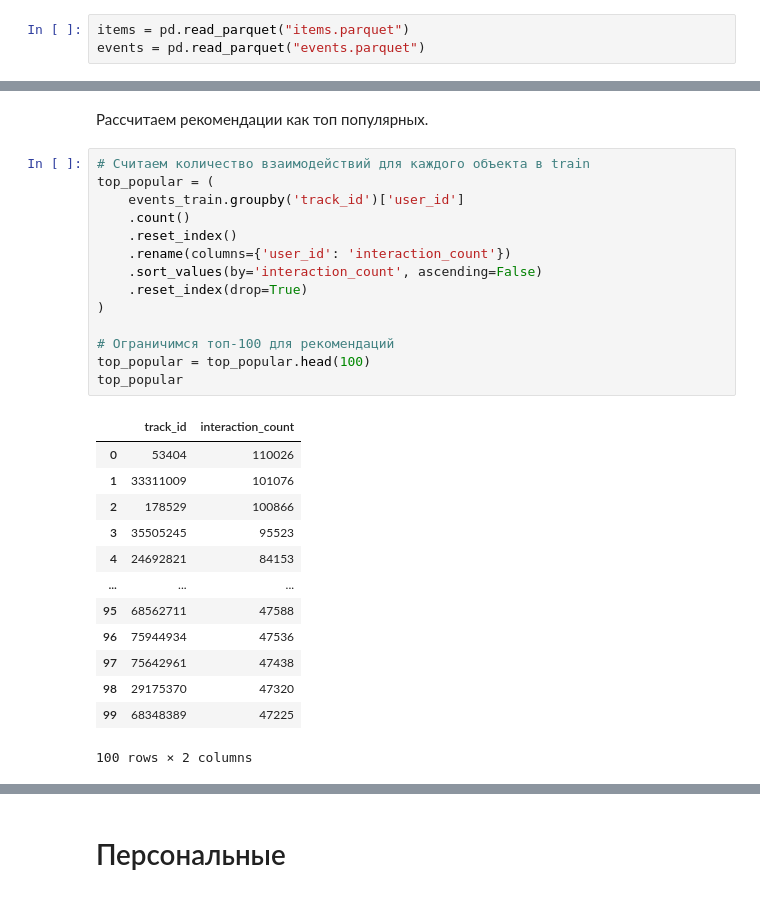
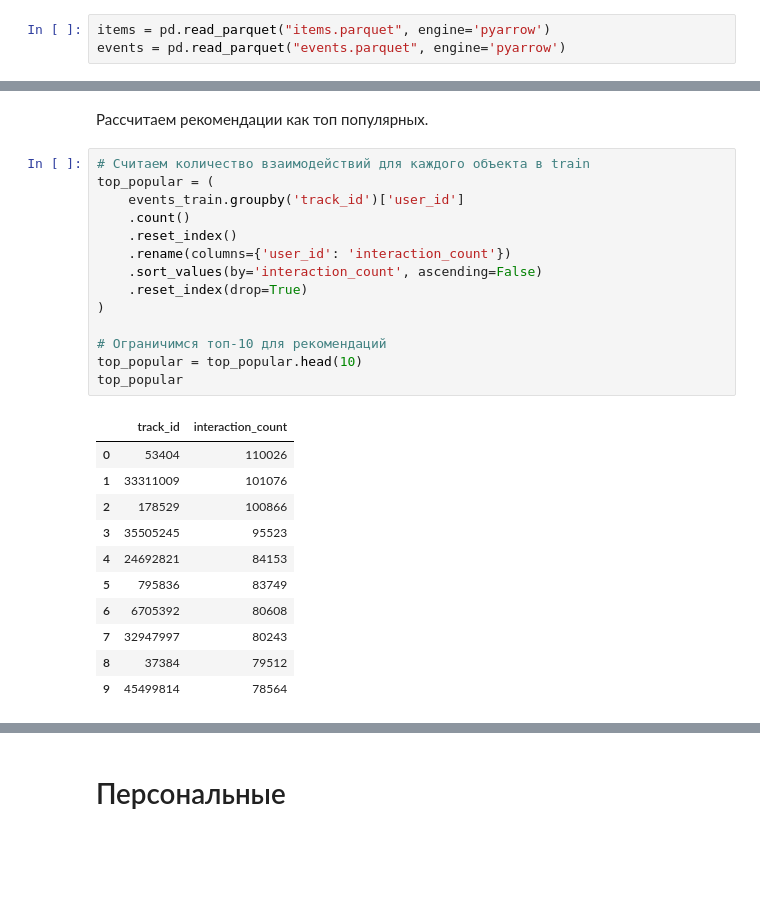
Before and after one commit to Valeron365/mle-project-sprint-4-v001-1, a Jupyter notebook: recommendations.ipynb, the cells around one changed output, grey strips where cells are left out. Cells and saved outputs as stored; diff of their text form; blank space fills up the shorter version.

```diff
--- a/recommendations.ipynb
+++ b/recommendations.ipynb
@@ -516,8 +553,8 @@ s3_client.upload_file('events.parquet', os.environ.get("S3_BUCKET_NAME"), 'recsy
 # %% [markdown]
 Если необходимо, то загружаем items.parquet, events.parquet.
 # %%
-items = pd.read_parquet("items.parquet")
-events = pd.read_parquet("events.parquet")
+items = pd.read_parquet("items.parquet", engine='pyarrow')
+events = pd.read_parquet("events.parquet", engine='pyarrow')
 # %%
 items.head()
 # %% [output]
@@ -591,28 +628,26 @@ Number of cold users: 30,655
 # %%
 # Считаем количество взаимодействий для каждого объекта в train
 top_popular = (
     events_train.groupby('track_id')['user_id']
     .count()
     .reset_index()
     .rename(columns={'user_id': 'interaction_count'})
     .sort_values(by='interaction_count', ascending=False)
     .reset_index(drop=True)
 )
 
-# Ограничимся топ-100 для рекомендаций
-top_popular = top_popular.head(100)
+# Ограничимся топ-10 для рекомендаций
+top_popular = top_popular.head(10)
 top_popular
 # %% [output]
 |  | track_id | interaction_count |
 | 0 | 53404 | 110026 |
 | 1 | 33311009 | 101076 |
 | 2 | 178529 | 100866 |
 | 3 | 35505245 | 95523 |
 | 4 | 24692821 | 84153 |
-| ... | ... | ... |
-| 95 | 68562711 | 47588 |
-| 96 | 75944934 | 47536 |
-| 97 | 75642961 | 47438 |
-| 98 | 29175370 | 47320 |
-| 99 | 68348389 | 47225 |
+| 5 | 795836 | 83749 |
+| 6 | 6705392 | 80608 |
+| 7 | 32947997 | 80243 |
+| 8 | 37384 | 79512 |
+| 9 | 45499814 | 78564 |
-100 rows × 2 columns
```
Also changed, not shown: parts of 20 cells of this notebook, 6 other files.
